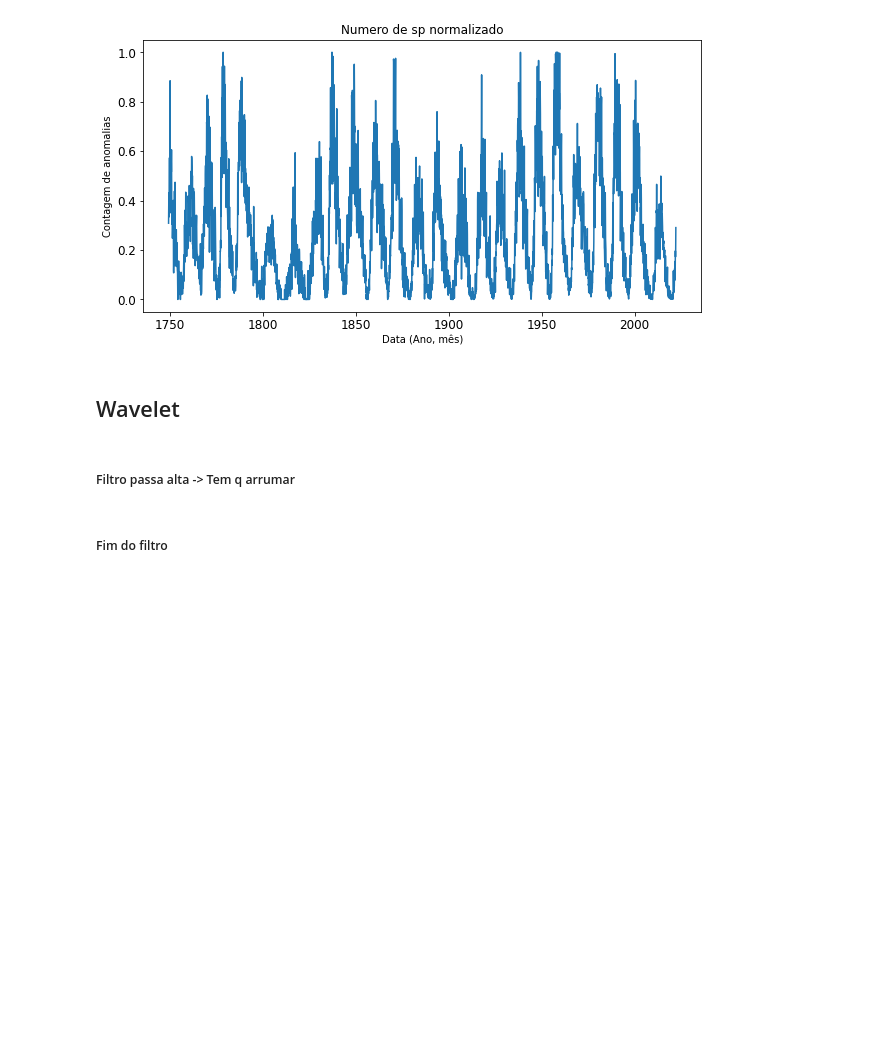
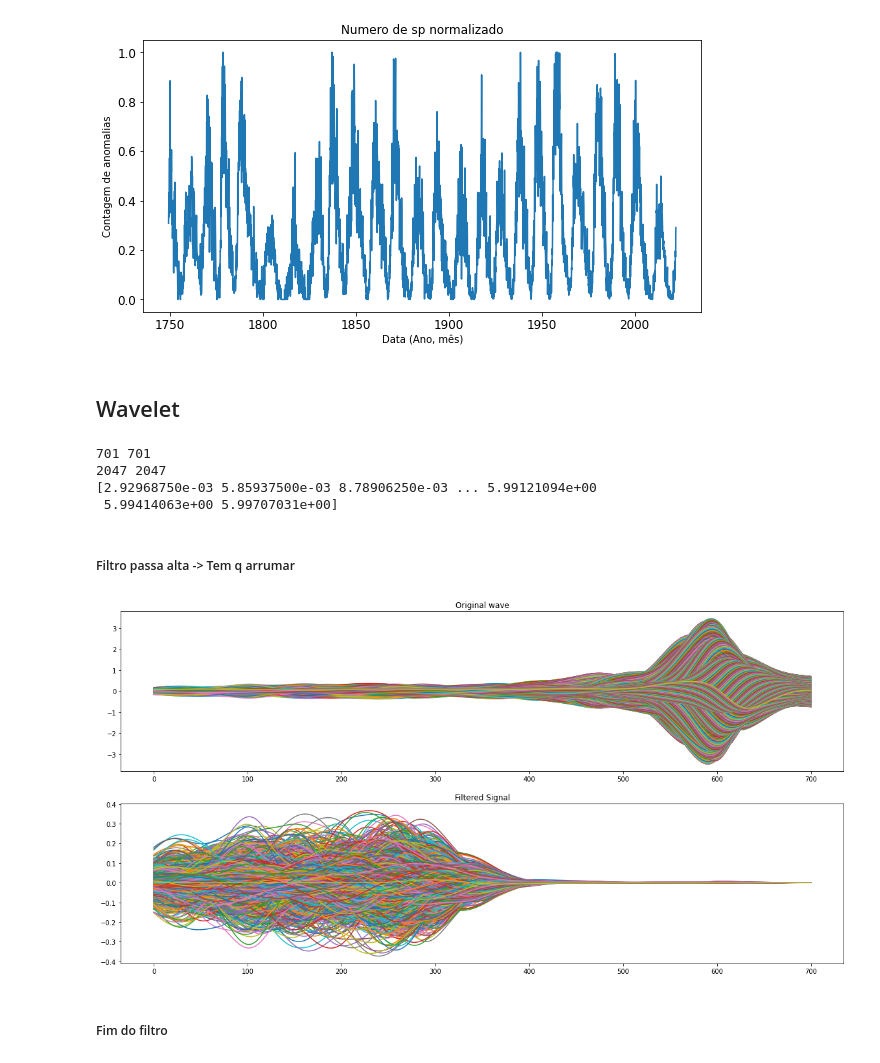
Before and after one commit to morganzera/TGF, a Jupyter notebook: Pibic_pt2/Contagem_Sunspot.ipynb, the cells around one changed output. Cells and saved outputs as stored; diff of their text form; code cells hidden in the pictures; blank space fills up the shorter version.

```diff
--- a/Pibic_pt2/Contagem_Sunspot.ipynb
+++ b/Pibic_pt2/Contagem_Sunspot.ipynb
@@ -266,7 +266,7 @@ t = np.arange(0,N) * dt + t0
 # %%
 mother = wavelet.Morlet(6)
 s0 = 2 * dt # Escala inicial
-dj = 1 / 250
+dj = 1 / 100
 J = 7 / dj
 dat = np.array(dat)
 alpha, _, _ = wavelet.ar1(dat)
@@ -276,6 +276,15 @@ wave, scales, freqs, coi, fft, fftfreqs = wavelet.cwt(dat, dt, dj, s0, J, mother
 # Inversa
 std = dat.std()
 iwave = wavelet.icwt(wave, scales, dt, dj, mother) * std
+
+print(len(wave), len(freqs))
+print(len(fft), len(fftfreqs))
+print(fftfreqs)
+# %% [output]
+701 701
+2047 2047
+[2.92968750e-03 5.85937500e-03 8.78906250e-03 ... 5.99121094e+00
+ 5.99414063e+00 5.99707031e+00]
 # %% [markdown]
 ##### Filtro passa alta -> Tem q arrumar
 # %%
@@ -306,28 +315,37 @@ iwave = wavelet.icwt(wave, scales, dt, dj, mother) * std
 # plt.tight_layout()
 # plt.show()
 # %%
-# def butter_highpass(cutoff, fs, order=5):
-#     nyq = 0.5 * fs
-#     normal_cutoff = cutoff / nyq
-#     b, a = pi.butter(order, normal_cutoff, btype = "high", analog = False)
-#     return b, a
+def butter_highpass(cutoff, fs, order=5):
+    nyq = 0.5 * fs
+    normal_cutoff = cutoff / nyq
+    b, a = signal.butter(order, normal_cutoff, btype = "high", analog = False)
+    return b, a
 
-# def butter_highpass_filter(data, cutoff, fs, order=5):
-#     b, a = butter_highpass(cutoff, fs, order=order)
-#     y = pi.filtfilt(b, a, data)
-#     return y
+def butter_highpass_filter(data, cutoff, fs, order=5):
+    b, a = butter_highpass(cutoff, fs, order=order)
+    y = signal.filtfilt(b, a, data)
+    return y
 
-# fps = 30
+freqOriginal = 2*freqs # Isso pq estamos trabalhando com a initial scale = 2
+# Freqs é 1 / 2meses
+periodOriginal = (1/freqOriginal)
 
-# filtered_sine = butter_highpass_filter(dat, T, fps)
-# plt.figure(figsize = (20, 10))
-# plt.subplot(211)
-# plt.plot(range(len(dat)), freq_2)
-# plt.title("Generated Signal")
-# plt.subplot(212)
-# plt.plot(range(len(filtered_sine)), filtered_sine)
-# plt.title("Filtered Signal")
-# plt.show()
+# for i in (freqOriginal):
+#     if (1/i) > 10.94:
+#         print(i/2)
+cutoff = 0.045375623868487085
+
+filtered_signal = butter_highpass_filter(wave, cutoff, 1)
+plt.figure(figsize = (20, 10))
+plt.subplot(211)
+plt.plot(range(len(wave)), wave)
+plt.title("Original wave")
+plt.subplot(212)
+plt.plot(range(len(filtered_signal)), filtered_signal)
+plt.title("Filtered Signal")
+plt.show()
+# %% [output]
+[figure, added]
 # %% [markdown]
 ##### Fim do filtro
 # %%
```
Also changed, not shown: parts of 2 cells of this notebook.
